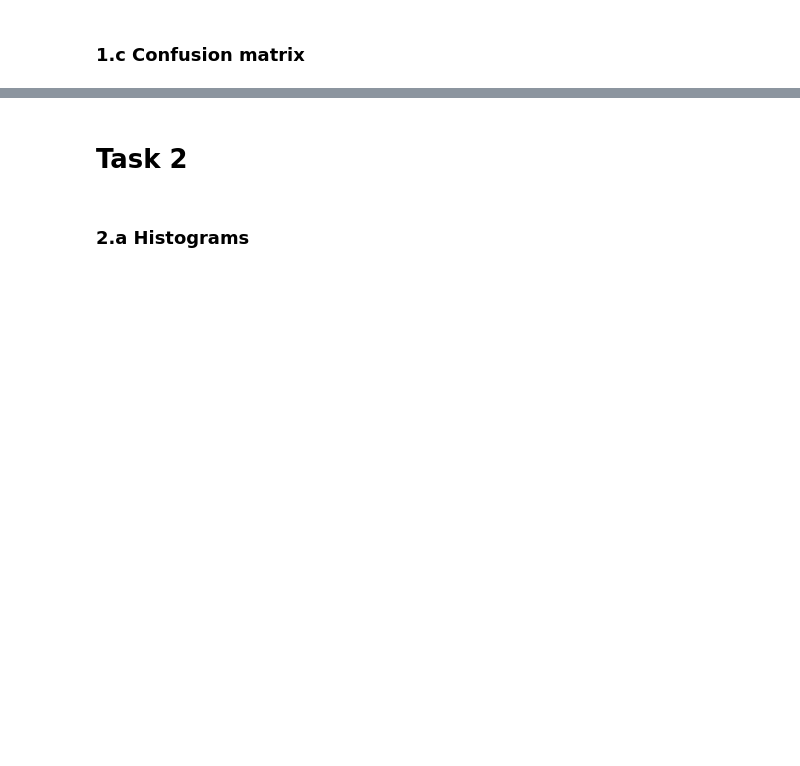
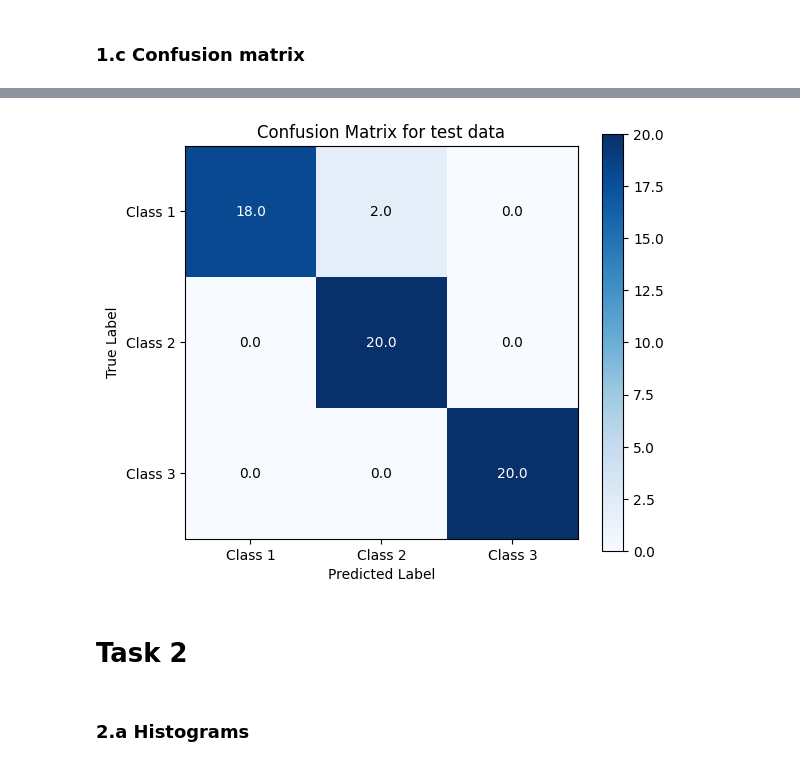
Before and after one commit to tuvats/TTT4275-Classification-project, a Jupyter notebook: Iris_task.ipynb, the cells around one changed output, grey strips where cells are left out. Saved outputs shown, nothing was run; the diff lists cells and outputs as text; code cells hidden in the pictures; blank space fills up the shorter version.

```diff
--- a/Iris_task.ipynb
+++ b/Iris_task.ipynb
@@ -135,7 +147,8 @@ plt.show()
 from logistic_regression import predict
 
 X_test = test_df[['sepal_length', 'sepal_width', 'petal_length', 'petal_width']].values
-y_test = test_df['class'].values
+y_test = test_df['class'].values - 1
 
 y_test_encoded = encoder.fit_transform(y_test.reshape(-1, 1))
 predictions = predict(X_test, W_train)
+print(predictions)
@@ -175,3 +193,9 @@ plot_cm(conf_matrix_test, class_names)
+# %%
+# Confusion matrix for test data
+conf_matrix_test = get_confusion_matrix(y_test, predictions)
+plot_cm(conf_matrix_test, class_names, title="Confusion Matrix for test data")
+# %% [output]
+[figure, added]
 # %% [markdown]
 # Task 2
 # %% [markdown]
```
Also changed, not shown: parts of 7 cells of this notebook, 2 other files.
